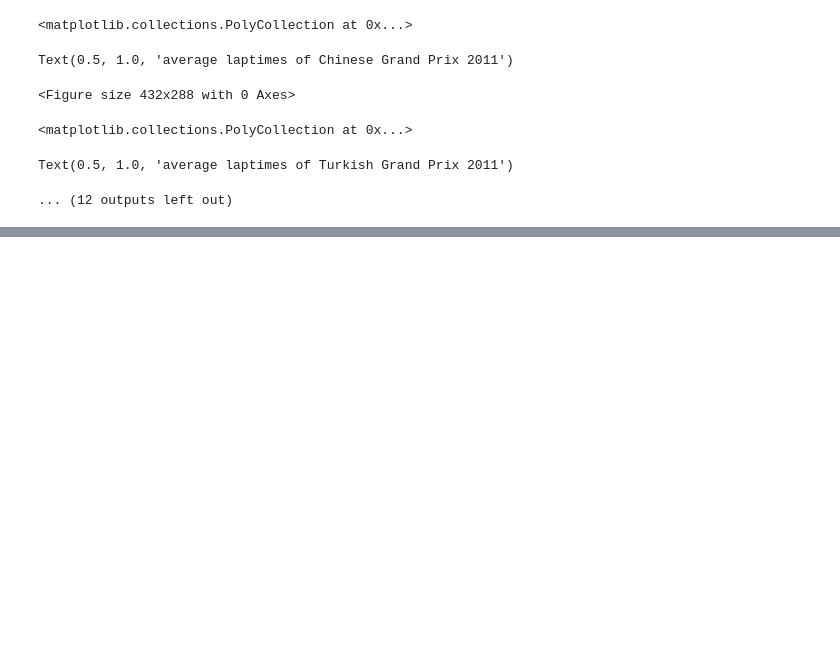
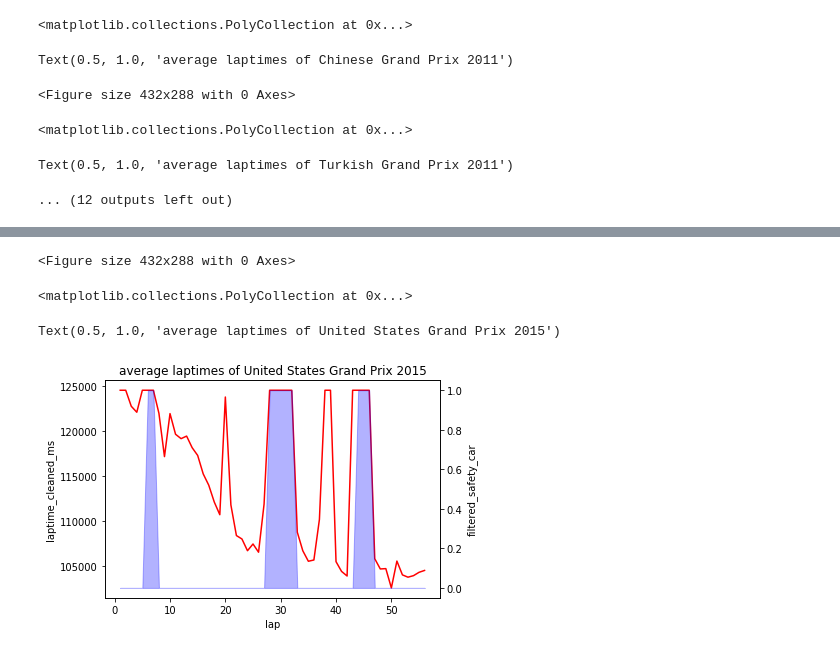
Before and after one commit to yannickaugustijn/F1, a Jupyter notebook: Safety cars.ipynb, the cells around one changed output, grey strips where cells are left out. Saved outputs shown, nothing was run; the diff lists cells and outputs as text; code cells hidden in the pictures; blank space fills up the shorter version.

Commit message:
Finished analysis
Finished analysis, should be cleaned and written down

```diff
--- a/Safety cars.ipynb
+++ b/Safety cars.ipynb
@@ -742,10 +743,3 @@ Text(0.5, 1.0, 'average laptimes of Chinese Grand Prix 2011')
 <matplotlib.collections.PolyCollection at 0x...>
 Text(0.5, 1.0, 'average laptimes of Turkish Grand Prix 2011')
 ... (12 outputs left out)
-# %%
-mean = avg_laptimes_race_df[avg_laptimes_race_df['raceId'] == 846]['laptime_cleaned_ms'].mean()
-g = sns.lineplot(x = 'lap'
-                , y = 'laptime_cleaned_ms'
-                , data = avg_laptimes_race_df[avg_laptimes_race_df['raceId'] == 846]
-                , color = 'red')
-g.axhline(mean)
@@ -762,0 +746,6 @@ g.axhline(mean)
+# %%
+# We see that the first lap is often also selected.
+# Lets use a smoothing to make sure that we only say that there is a safety car when there have been 2/3 laps according to our rules
+# We take a window with size 5, centered and round it to either a 0 or 1
+avg_laptimes_race_df['filtered_safety_car'] = avg_laptimes_race_df.groupby('raceId')['safetycar_in_lap'].transform(lambda x: x.rolling(3,0, center = True).mean()).round()
+avg_laptimes_race_df.head()
@@ -762,0 +839,7 @@ g.axhline(mean)
+# %%
+# We are now quite capable to find the number of safetycars in the data (I think)
+# Now it is time to count them
+avg_laptimes_race_df['N_safetycars'] = avg_laptimes_race_df.groupby('raceId')\
+.apply(lambda x: x['filtered_safety_car'].diff().ne(0).cumsum()).reset_index(level = 0, drop = True)
+
+avg_laptimes_race_df.loc[avg_laptimes_race_df['filtered_safety_car'] == 0, 'N_safetycars'] = 0
@@ -762,0 +860,30 @@ g.axhline(mean)
+# %%
+for i in [942]:
+    plot_raceID = i
+    plt.figure()
+    g = sns.lineplot(x = 'lap'
+                , y = 'laptime_cleaned_ms'
+                , data = avg_laptimes_race_df[avg_laptimes_race_df['raceId'] == plot_raceID]
+                , color = 'red')
+
+    ax2 = plt.twinx()
+    g = sns.lineplot(x = 'lap'
+                , y = 'filtered_safety_car'
+                , data = avg_laptimes_race_df[avg_laptimes_race_df['raceId'] == plot_raceID]
+                , ax = ax2
+                , alpha = 0
+               )
+
+    l1 = g.lines[0]
+
+    # Get the xy data from the lines so that we can shade
+    x1 = l1.get_xydata()[:,0]
+    y1 = l1.get_xydata()[:,1]
+
+    plt.fill_between(x1,y1, color="blue", alpha=0.3)
+    g.set_title("average laptimes of {}".format(avg_laptimes_race_df['race'][avg_laptimes_race_df['raceId'] == plot_raceID].iloc[0]))
+# %% [output]
+<Figure size 432x288 with 0 Axes>
+<matplotlib.collections.PolyCollection at 0x...>
+Text(0.5, 1.0, 'average laptimes of United States Grand Prix 2015')
+[figure, added]
```
Also changed, not shown: parts of 14 cells of this notebook.
